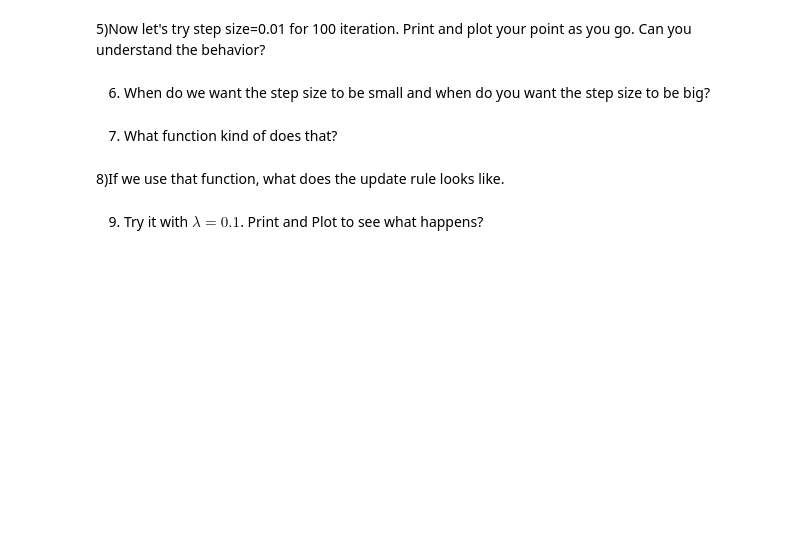
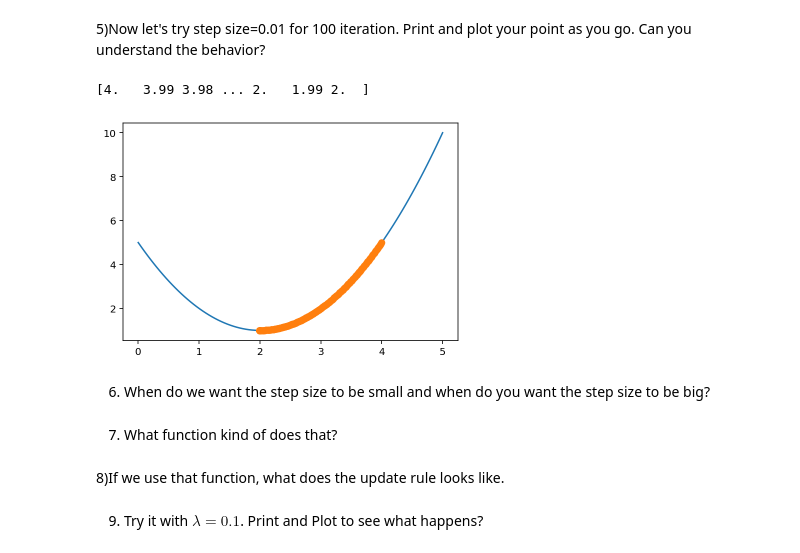
Before and after one commit to MUIC-Numerical-Methods-2018/Exercise-5, a Jupyter notebook: 05 Gradient Descent.ipynb, the cells around one changed output. Cells and saved outputs as stored; diff of their text form; code cells hidden in the pictures; blank space fills up the shorter version.

```diff
--- a/05 Gradient Descent.ipynb
+++ b/05 Gradient Descent.ipynb
@@ -30,4 +46,15 @@ def f(x):
 # %% [markdown]
 5)Now let's try step size=0.01 for 100 iteration. Print and plot your point as you go. Can you understand the behavior?
+# %%
+xs = np.linspace(0, 5, 100)
+ys = f(xs)
+plt.plot(xs, ys)
+
+x, guesses = optimize(f, fp, x0=4, step_size=0.01, n=10000)
+plt.plot(guesses, f(guesses), 'o-')
+print(guesses)
+# %% [output]
+[4.   3.99 3.98 ... 2.   1.99 2.  ]
+[figure, added]
 # %% [markdown]
 6) When do we want the step size to be small and when do you want the step size to be big?
```
Also changed, not shown: parts of 3 cells of this notebook.
